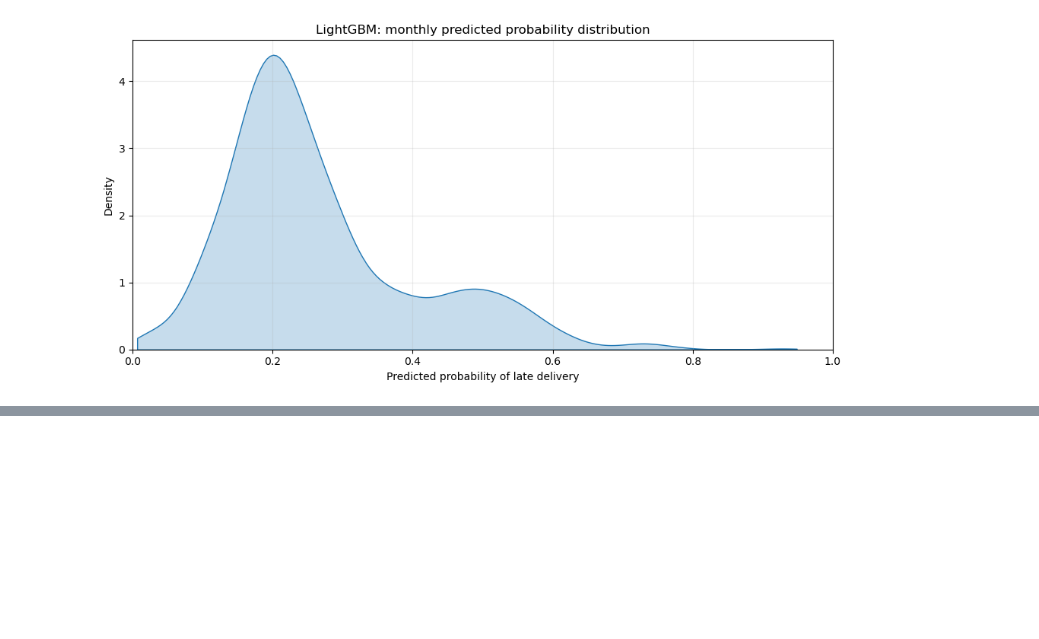
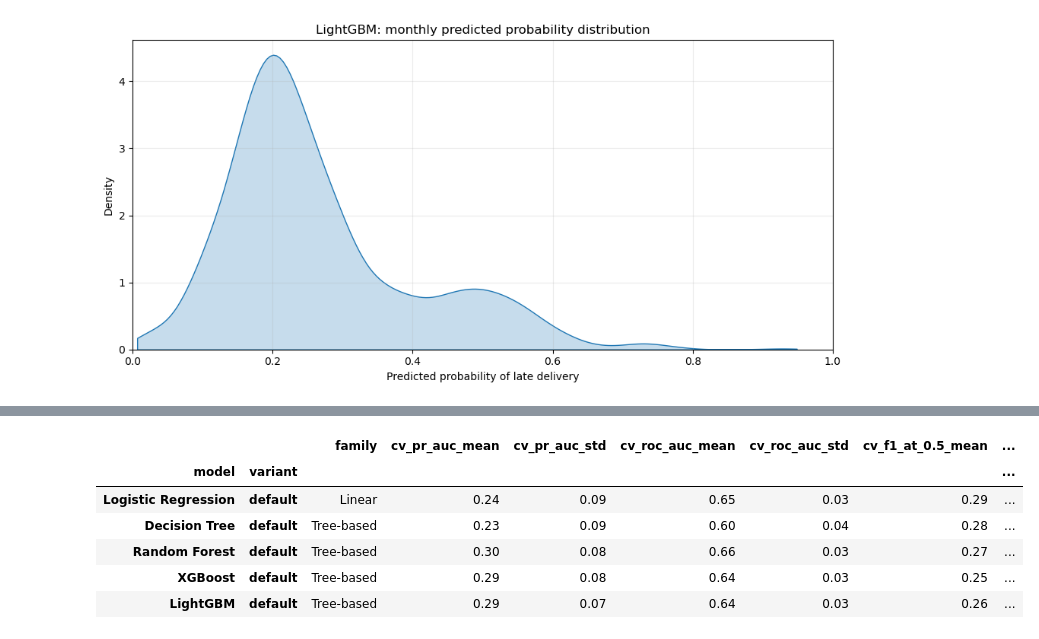
Before and after one commit to mushroomyyy/Team8_IT5006_Ecommerce_Analytics_AY2627Sem1, a Jupyter notebook: phase2/model_classification_dev.ipynb, the cells around one changed output, grey strips where cells are left out. Drawn from its saved outputs; the diff is of its cells as text; code cells hidden in the pictures; blank space fills up the shorter version.

```diff
--- a/phase2/model_classification_dev.ipynb
+++ b/phase2/model_classification_dev.ipynb
@@ -1739,0 +1755,17 @@ plt.show()
+# %%
+import json
+import sys
+from joblib import Parallel, delayed
+from sklearn.model_selection import StratifiedKFold
+
+sys.path.insert(0, os.path.abspath('.') if os.path.isdir('src') else os.path.abspath('phase2'))
+from src.splits import chronological_split, day_blocked_time_series_folds
+from src.evaluation import classification_metrics
+from src.tuning import (build_classifiers, cv_summary, tune_classifier, out_of_fold_scores,
+                        best_f1_threshold, params_to_json, CLASSIFIER_SEARCH_SPACES, MODEL_FAMILY)
+
+TUNING_TEST_DAYS = 30   # Newest approval days held out (~1 month)
+N_CV_FOLDS = 5
+# Random-search iterations per model; kept small for laptop run times
+N_ITER = {'Logistic Regression': 12, 'Decision Tree': 15, 'Random Forest': 8,
+          'XGBoost': 12, 'LightGBM': 12}
@@ -1739,0 +1811,14 @@ plt.show()
+# %%
+cv_rows = []
+for name, model in default_models.items():
+    cv_rows.append({'model': name, 'variant': 'default', 'family': MODEL_FAMILY[name],
+                    **cv_summary(model, X_cv_train, y_cv_train, cv_folds)})
+display(pd.DataFrame(cv_rows).set_index(['model', 'variant']).round(3))
+# %% [output]
+|  |  | family | cv_pr_auc_mean | cv_pr_auc_std | cv_roc_auc_mean | cv_roc_auc_std | cv_f1_at_0.5_mean | ... |
+| model | variant |  |  |  |  |  |  | ... |
+| Logistic Regression | default | Linear | 0.24 | 0.09 | 0.65 | 0.03 | 0.29 | ... |
+| Decision Tree | default | Tree-based | 0.23 | 0.09 | 0.60 | 0.04 | 0.28 | ... |
+| Random Forest | default | Tree-based | 0.30 | 0.08 | 0.66 | 0.03 | 0.27 | ... |
+| XGBoost | default | Tree-based | 0.29 | 0.08 | 0.64 | 0.03 | 0.25 | ... |
+| LightGBM | default | Tree-based | 0.29 | 0.07 | 0.64 | 0.03 | 0.26 | ... |
```
Also changed, not shown: parts of 18 cells of this notebook, 2 other files.
